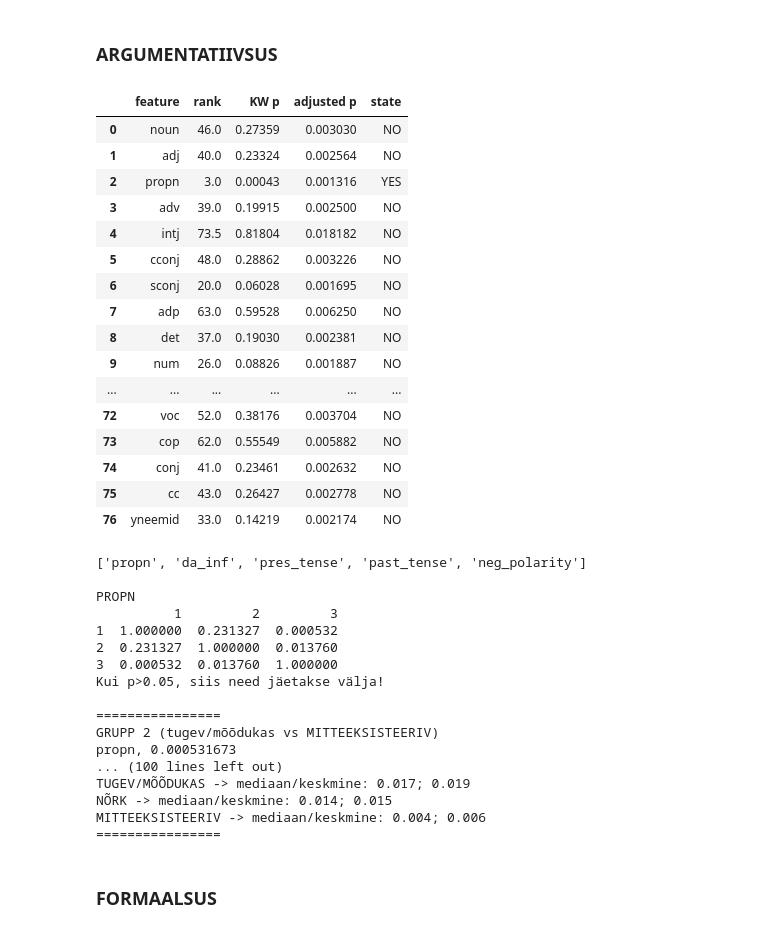
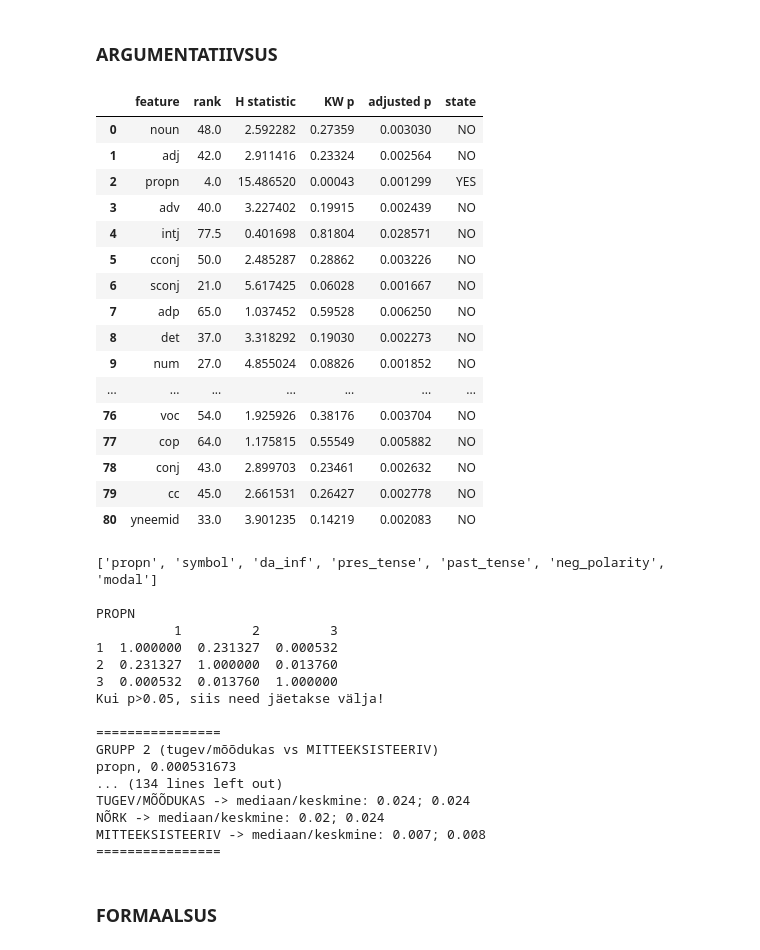
Before and after one commit to kristiinavaik/limesurvey_data, a Jupyter notebook: eesti_analyys/get_statistics.ipynb, the cells around one changed output. Cells and saved outputs as stored; diff of their text form; code cells hidden in the pictures.

```diff
--- a/eesti_analyys/get_statistics.ipynb
+++ b/eesti_analyys/get_statistics.ipynb
@@ -19,7 +23,8 @@ from sklearn.preprocessing import StandardScaler
 from matplotlib.colors import BoundaryNorm, ListedColormap
 # %%
 # columns = ['noun', 'adj', 'propn', 'adv', 'intj', 'cconj', 'sconj', 'adp', 'det', 'num', 'punct', 'symbol', 'pron', 'abbr', 'TTR', 'avg_word_len', 'avr_sent_len', 'hapax_legomena', 'coref', 'see_pron', 'see_det', '1st_pron', '2nd_pron', '3rd_pron', 'active_voice', 'passive_voice', '1st_prs_verb', '2nd_prs_verb', '3rd_prs_verb', 'core_verb', 'verbtype_ratio', 'da_inf', 'gerund', 'supine', 'verb_particle', 'discourse', 'pres_tense', 'past_tense', 'ind_mood', 'cond_mood', 'imp_mood', 'quot_mood', 'neg_polarity', 'nom_case', 'gen_case', 'part_case', 'ill_case', 'ine_case', 'ela_case', 'alla_case', 'ade_case', 'abl_case', 'tra_case', 'ter_case', 'ess_case', 'abe_case', 'com_case', 'nsubj', 'nsubj_cop', 'modal', 'acl:relc', 'csubj', 'csubj_cop', 'obj', 'ccomp', 'xcomp', 'obl', 'nmod', 'appos', 'nummod', 'amod', 'advcl', 'voc', 'cop', 'conj', 'cc', 'yneemid', 'emoticons']
-columns = ['file_id', 'noun', 'adj', 'propn', 'adv', 'intj', 'cconj', 'sconj', 'adp', 'det', 'num', 'punct', 'symbol', 'pron', 'abbr', 'nominals', 'TTR', 'avg_word_len', 'avr_sent_len', 'hapax_legomena', 'pron/noun_ratio', 'see_pron', 'see_det', '1st_pron', '2nd_pron', '3rd_pron', 'active_voice', 'passive_voice', '1st_prs_verb', '2nd_prs_verb', '3rd_prs_verb', 'core_verb', 'verbtype_ratio', 'da_inf', 'inf_verb', 'finite_verb' ,'gerund', 'supine', 'verb_particle', 'discourse', 'pres_tense', 'past_tense', 'ind_mood', 'cond_mood', 'imp_mood', 'quot_mood', 'neg_polarity', 'nom_case', 'gen_case', 'part_case', 'ill_case', 'ine_case', 'ela_case', 'alla_case', 'ade_case', 'abl_case', 'tra_case', 'ter_case', 'ess_case', 'abe_case', 'com_case', 'nsubj', 'nsubj_cop', 'modal', 'acl:relc', 'csubj', 'csubj_cop', 'obj', 'ccomp', 'xcomp', 'obl', 'nmod', 'appos', 'nummod', 'amod', 'advcl', 'voc', 'cop', 'conj', 'cc', 'yneemid', 'emoticons']
+columns = ['noun', 'adj', 'propn', 'adv', 'intj', 'cconj', 'sconj', 'adp', 'det', 'num', 'punct', 'symbol', 'pron', 'abbr', 'nominals', 'TTR', 'avg_word_len', 'avr_sent_len', 'hapax_legomena', 'pron/noun_ratio', 'see_pron', 'see_det', '1st_pron', '2nd_pron', '3rd_pron', 'nominalisation', 'active_voice', 'passive_voice', '1st_prs_verb', '2nd_prs_verb', '3rd_prs_verb', 'core_verb', 'verbtype_ratio', 'da_inf', 'inf_verb', 'finite_verb', 'gerund', 'supine', 'verb_particle', 'discourse', 'pres_tense', 'past_tense', 'ind_mood', 'cond_mood', 'imp_mood', 'quot_mood', 'neg_polarity', 'nom_case', 'gen_case', 'part_case', 'ill_case', 'ine_case', 'ela_case', 'alla_case', 'ade_case', 'abl_case', 'tra_case', 'ter_case', 'ess_case', 'abe_case', 'com_case', 'nsubj', 'nsubj_cop', 'modal', 'acl:relc', 'csubj', 'csubj_cop', 'obj', 'ccomp', 'xcomp', 'obl', 'nmod', 'appos', 'nummod', 'amod', 'advcl', 'voc', 'cop', 'conj', 'cc', 'yneemid']
+
 
 def get_data(f):
     ls = []
@@ -42,7 +47,7 @@ def create_array(data):
 # %%
 def calculate_hb(rank):
     # holm-bonferroni meetodil p väärtuse korrigeerimine, tavalaks on 0.05, aga siin oleme liberaalsed ja panime 0.1
-    adjusted_p = 0.1 / (78 - rank + 1)
+    adjusted_p = 0.1 / (80 - rank + 1)
     return adjusted_p
 # %%
 def get_relevant_features(f, p):
@@ -104,7 +109,7 @@ def display_posthoc_results(feats, strong, weak, notpres):
         strong_notpres = [out[1].iloc[2, 0], 'tugev/mõõdukas vs puudu']
         weak_notpres = [out[1].iloc[2, 1], 'nõrk vs puudu']
         for score in [strong_weak, strong_notpres, weak_notpres]:
-            if score[0] <= 0.05:
+            if score[0] < 0.05:
                 if score[1] == 'tugev/mõõdukas vs nõrk':
                     print('GRUPP 1 (tugev/mõõdukas vs nõrk)')
                     print(f'{feat}, {round(score[0], 10)} \n')
@@ -385,53 +409,53 @@ MITTEEKSISTEERIV -> mediaan/keskmine: 0.007; 0.009
 # %% [markdown]
 ### ARGUMENTATIIVSUS
 # %%
-f1 = 'dimensioonide_grupid/arg/arg_strong_emoticons.csv'
-f2 = 'dimensioonide_grupid/arg/arg_weak_emoticons.csv'
-f3 = 'dimensioonide_grupid/arg/arg_not_present_emoticons.csv'
+f1 = 'dimensioonide_grupid/arg/arg_strong.csv'
+f2 = 'dimensioonide_grupid/arg/arg_weak.csv'
+f3 = 'dimensioonide_grupid/arg/arg_not_present.csv'
 
 # kruskall Wallise sisendid (kolm gruppi)
 strong = get_data(f1)
 weak = get_data(f2)
 notpres = get_data(f3)
 
 
 # print(len(strong))
 # print(len(weak))
 # print(len(notpres))
 
 feature_data, df = generate_df(create_array(strong), create_array(weak), create_array(notpres))
 with pd.option_context('display.max_rows', None, 'display.max_columns', None):
     display(df)
 
 
-relevant_feats = [feat[0] for feat in feature_data if feat[4] == 'YES']
+relevant_feats = [feat[0] for feat in feature_data if feat[5] == 'YES']
 
 strong_pd = pd.read_csv(f1, sep=';')
 weak_pd = pd.read_csv(f2, sep=';')
 notpres_pd = pd.read_csv(f3, sep=';')
 
 print(relevant_feats)
 
 res1, res2, res3 = display_posthoc_results(relevant_feats, strong_pd, weak_pd, notpres_pd)
 # %% [output]
-|  | feature | rank | KW p | adjusted p | state |
-| 0 | noun | 46.0 | 0.27359 | 0.003030 | NO |
-| 1 | adj | 40.0 | 0.23324 | 0.002564 | NO |
-| 2 | propn | 3.0 | 0.00043 | 0.001316 | YES |
-| 3 | adv | 39.0 | 0.19915 | 0.002500 | NO |
-| 4 | intj | 73.5 | 0.81804 | 0.018182 | NO |
-| 5 | cconj | 48.0 | 0.28862 | 0.003226 | NO |
-| 6 | sconj | 20.0 | 0.06028 | 0.001695 | NO |
-| 7 | adp | 63.0 | 0.59528 | 0.006250 | NO |
-| 8 | det | 37.0 | 0.19030 | 0.002381 | NO |
-| 9 | num | 26.0 | 0.08826 | 0.001887 | NO |
-| ... | ... | ... | ... | ... | ... |
-| 72 | voc | 52.0 | 0.38176 | 0.003704 | NO |
-| 73 | cop | 62.0 | 0.55549 | 0.005882 | NO |
-| 74 | conj | 41.0 | 0.23461 | 0.002632 | NO |
-| 75 | cc | 43.0 | 0.26427 | 0.002778 | NO |
-| 76 | yneemid | 33.0 | 0.14219 | 0.002174 | NO |
+|  | feature | rank | H statistic | KW p | adjusted p | state |
+| 0 | noun | 48.0 | 2.592282 | 0.27359 | 0.003030 | NO |
+| 1 | adj | 42.0 | 2.911416 | 0.23324 | 0.002564 | NO |
+| 2 | propn | 4.0 | 15.486520 | 0.00043 | 0.001299 | YES |
+| 3 | adv | 40.0 | 3.227402 | 0.19915 | 0.002439 | NO |
+| 4 | intj | 77.5 | 0.401698 | 0.81804 | 0.028571 | NO |
+| 5 | cconj | 50.0 | 2.485287 | 0.28862 | 0.003226 | NO |
+| 6 | sconj | 21.0 | 5.617425 | 0.06028 | 0.001667 | NO |
+| 7 | adp | 65.0 | 1.037452 | 0.59528 | 0.006250 | NO |
+| 8 | det | 37.0 | 3.318292 | 0.19030 | 0.002273 | NO |
+| 9 | num | 27.0 | 4.855024 | 0.08826 | 0.001852 | NO |
+| ... | ... | ... | ... | ... | ... | ... |
+| 76 | voc | 54.0 | 1.925926 | 0.38176 | 0.003704 | NO |
+| 77 | cop | 64.0 | 1.175815 | 0.55549 | 0.005882 | NO |
+| 78 | conj | 43.0 | 2.899703 | 0.23461 | 0.002632 | NO |
+| 79 | cc | 45.0 | 2.661531 | 0.26427 | 0.002778 | NO |
+| 80 | yneemid | 33.0 | 3.901235 | 0.14219 | 0.002083 | NO |
-['propn', 'da_inf', 'pres_tense', 'past_tense', 'neg_polarity']
+['propn', 'symbol', 'da_inf', 'pres_tense', 'past_tense', 'neg_polarity', 'modal']
 
 PROPN
           1         2         3
@@ -443,10 +467,10 @@ Kui p>0.05, siis need jäetakse välja!
 ================
 GRUPP 2 (tugev/mõõdukas vs MITTEEKSISTEERIV)
 propn, 0.000531673
-... (100 lines left out)
-TUGEV/MÕÕDUKAS -> mediaan/keskmine: 0.017; 0.019
-NÕRK -> mediaan/keskmine: 0.014; 0.015
-MITTEEKSISTEERIV -> mediaan/keskmine: 0.004; 0.006
+... (134 lines left out)
+TUGEV/MÕÕDUKAS -> mediaan/keskmine: 0.024; 0.024
+NÕRK -> mediaan/keskmine: 0.02; 0.024
+MITTEEKSISTEERIV -> mediaan/keskmine: 0.007; 0.008
 ================
 # %% [markdown]
 ### FORMAALSUS
```
Also changed, not shown: parts of 98 cells of this notebook, 41 other files.
